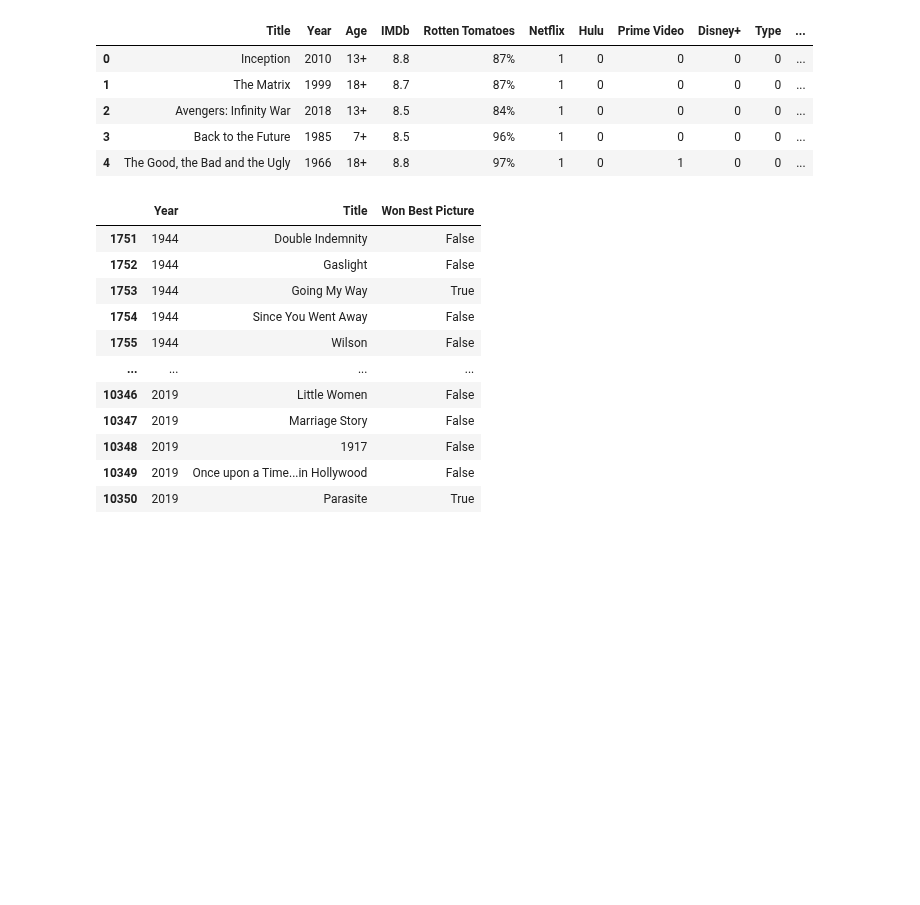
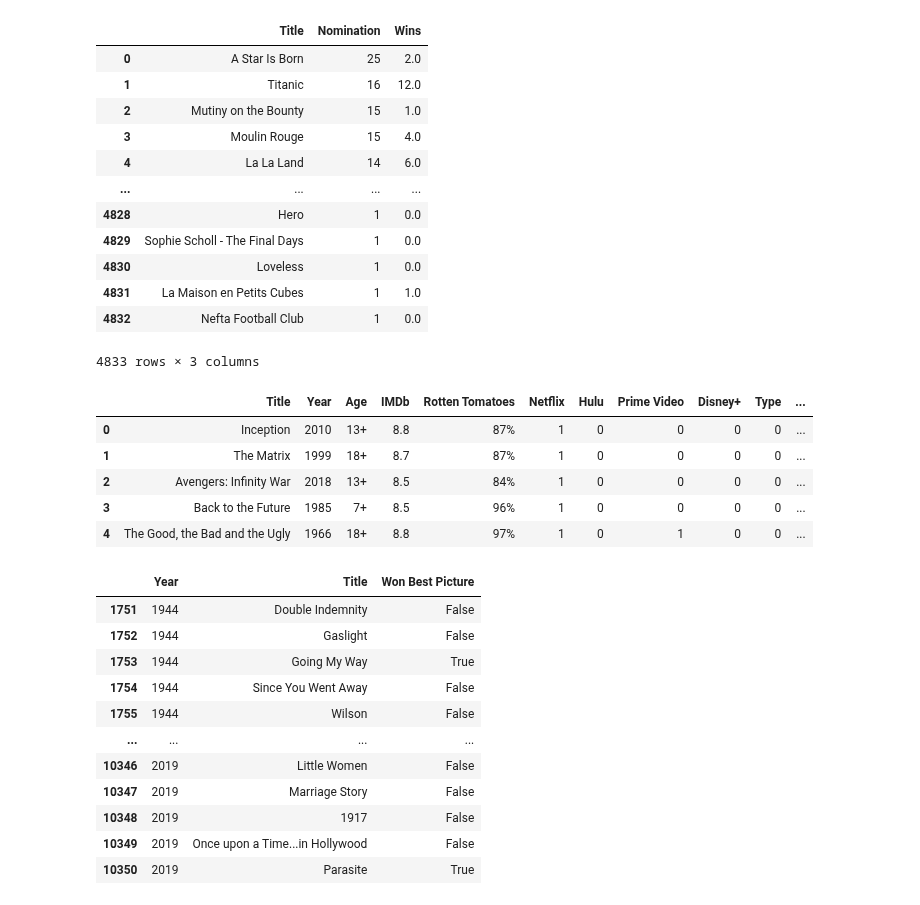
Before and after one commit to jacance/streaming-service-analysis, a Jupyter notebook: data_merge_justin.ipynb, the cells around one changed output. Cells and saved outputs as stored; diff of their text form; code cells hidden in the pictures; blank space fills up the shorter version.

```diff
--- a/data_merge_justin.ipynb
+++ b/data_merge_justin.ipynb
@@ -11,3 +11,9 @@ oscars_df = pd.read_csv(oscars_file)
 
 movies_file = "Resources/movies.csv"
 movies_df = pd.read_csv(movies_file)
+# %%
+
+df3 = oscars_df[oscars_df["winner"]==1].groupby(["film", "category"])["winner"].count()
+df4 = df3.to_frame().reset_index().rename(columns={"film":"Title", "winner":"Wins"})
+df4 = df4["Title"].value_counts().to_frame().reset_index().rename(columns={"index":"Title", "Title":"Wins"})
+df4
@@ -13,0 +80,17 @@ movies_df = pd.read_csv(movies_file)
+# %%
+df3 = pd.merge(df2, df4, on="Title", how="left")
+df3.fillna(0)
+# %% [output]
+|  | Title | Nomination | Wins |
+| 0 | A Star Is Born | 25 | 2.0 |
+| 1 | Titanic | 16 | 12.0 |
+| 2 | Mutiny on the Bounty | 15 | 1.0 |
+| 3 | Moulin Rouge | 15 | 4.0 |
+| 4 | La La Land | 14 | 6.0 |
+| ... | ... | ... | ... |
+| 4828 | Hero | 1 | 0.0 |
+| 4829 | Sophie Scholl - The Final Days | 1 | 0.0 |
+| 4830 | Loveless | 1 | 0.0 |
+| 4831 | La Maison en Petits Cubes | 1 | 1.0 |
+| 4832 | Nefta Football Club | 1 | 0.0 |
+4833 rows × 3 columns
```
Also changed, not shown: parts of 10 cells of this notebook.
